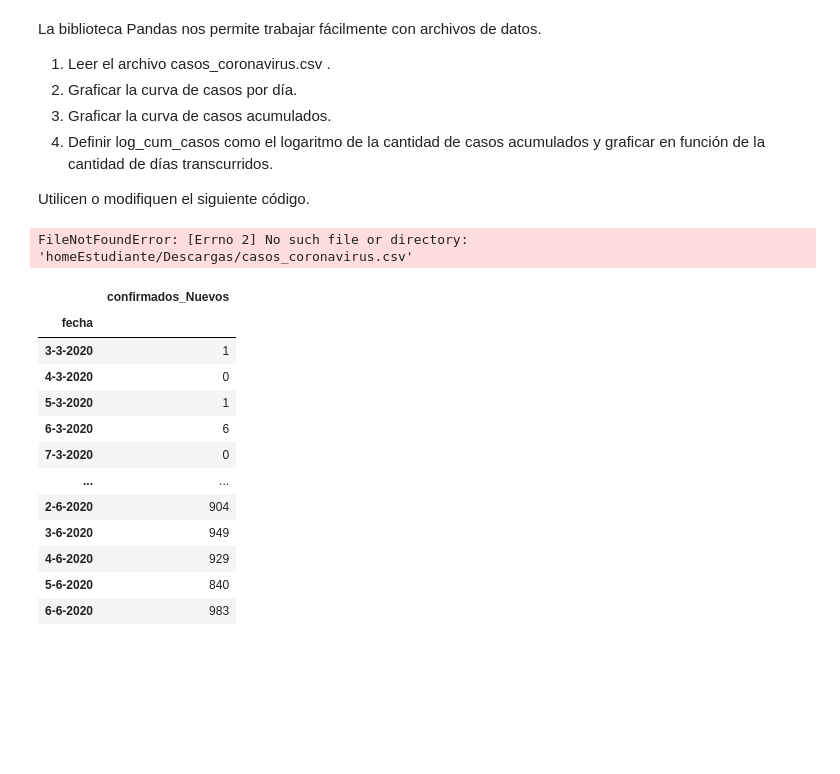
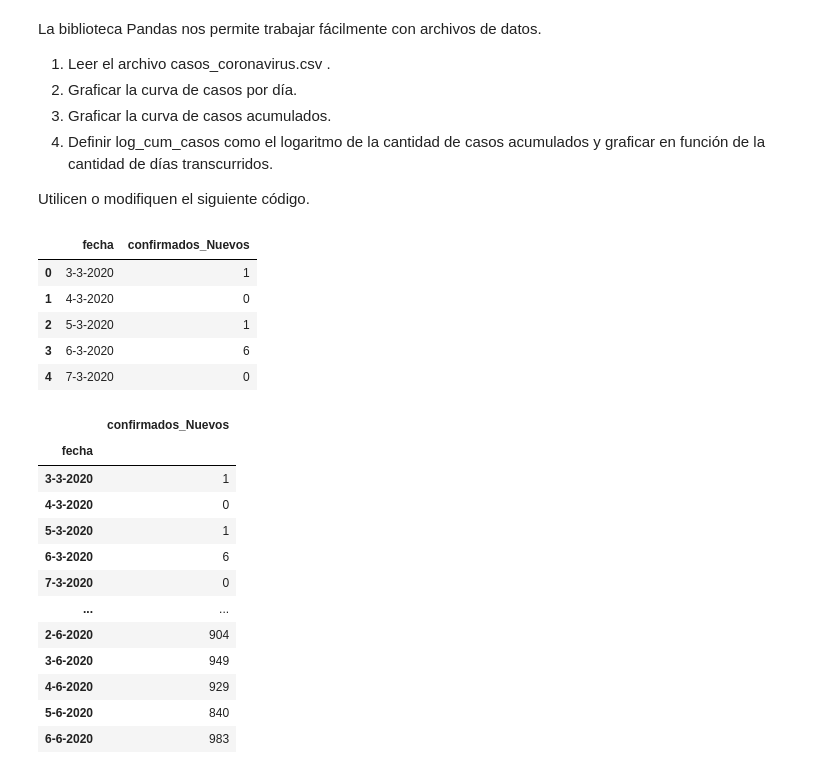
Before and after one commit to Male-D1ng/LaboDatos_1c2025, a Jupyter notebook: clase02-editada.ipynb, the cells around one changed output. Drawn from its saved outputs; the diff is of its cells as text; code cells hidden in the pictures; blank space fills up the shorter version.

```diff
--- a/clase02-editada.ipynb
+++ b/clase02-editada.ipynb
@@ -751,10 +747,15 @@ Utilicen o modifiquen el siguiente código.
 # %%
 import pandas as pd
 import matplotlib.pyplot as plt
-df = pd.read_csv("homeEstudiante/Descargas/casos_coronavirus.csv")
+df = pd.read_csv("casos_coronavirus.csv")
 df.head()  # Primeras filas del DataFrame
 # %% [output]
-FileNotFoundError: [Errno 2] No such file or directory: 'homeEstudiante/Descargas/casos_coronavirus.csv'
+|  | fecha | confirmados_Nuevos |
+| 0 | 3-3-2020 | 1 |
+| 1 | 4-3-2020 | 0 |
+| 2 | 5-3-2020 | 1 |
+| 3 | 6-3-2020 | 6 |
+| 4 | 7-3-2020 | 0 |
 # %%
 # ¿Cómo usamos la fecha como índice?
 #Forma1
```
Also changed, not shown: parts of 12 cells of this notebook.
